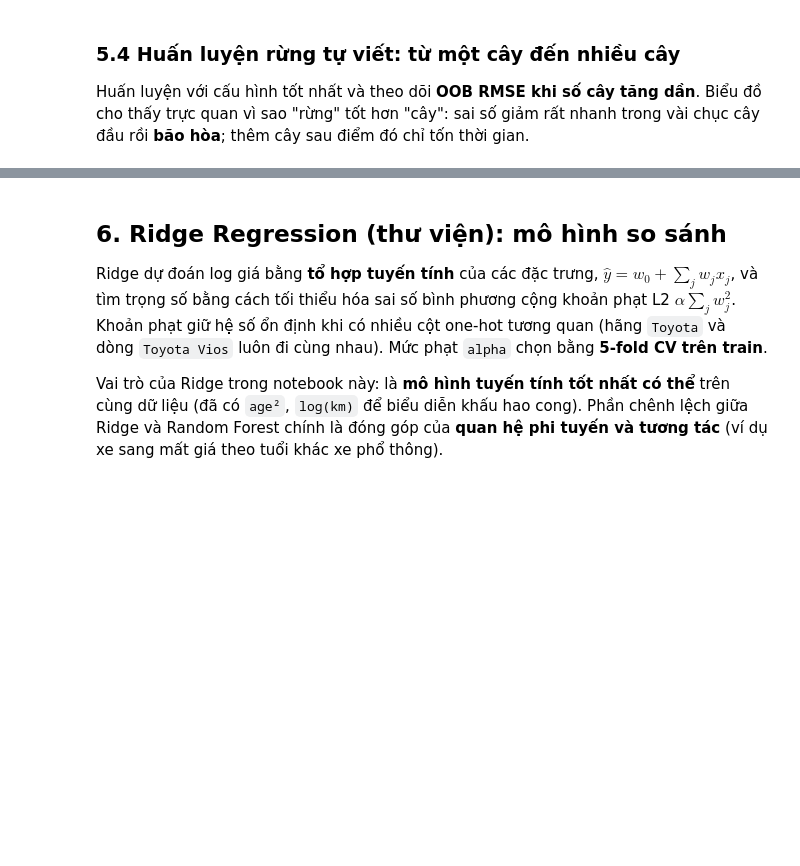
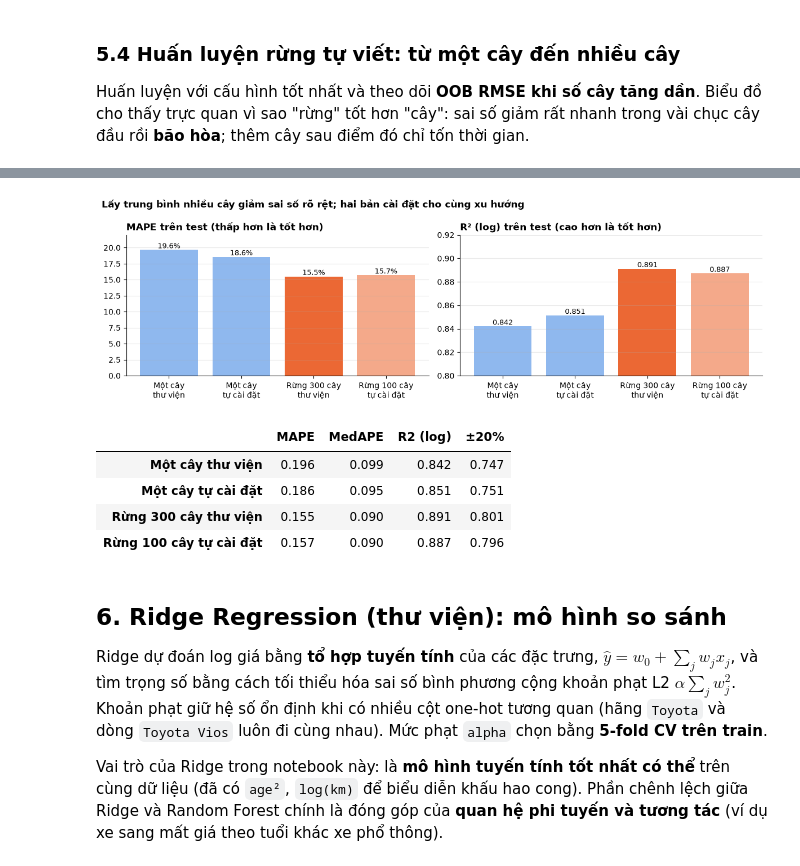
Before and after one commit to tiendc57/DataScience, a Jupyter notebook: src/model.ipynb, the cells around one changed output, grey strips where cells are left out. Saved outputs shown, nothing was run; the diff lists cells and outputs as text; code cells hidden in the pictures; blank space fills up the shorter version.

```diff
--- a/src/model.ipynb
+++ b/src/model.ipynb
@@ -584,3 +663,33 @@ Huấn luyện 100 cây: 151s | OOB R² (log) = 0.8916 | OOB RMSE (log) = 0.2634
+# %%
+tree_rows = {
+    "Một cây\nthư viện": (np.exp(tree_l.predict(XT_te)), LIGHT_BLUE),
+    "Một cây\ntự cài đặt": (np.exp(tree_s.predict(Xb_te)), LIGHT_BLUE),
+    f"Rừng {rf_lib.n_estimators} cây\nthư viện": (preds["Random Forest - thư viện"], ORANGE),
+    f"Rừng {N_TREES} cây\ntự cài đặt": (preds["Random Forest - tự cài đặt"], LIGHT_ORANGE),
+}
+tvf = pd.DataFrame({k: regression_metrics(p_te, p) for k, (p, _) in tree_rows.items()}).T
+
+fig, axes = plt.subplots(1, 2, figsize=(12, 3.8))
+names, cols = list(tree_rows), [c for _, c in tree_rows.values()]
+for ax, m, scale, fmt, title in [(axes[0], "MAPE", 100, "{:.1f}%", "MAPE trên test (thấp hơn là tốt hơn)"),
+                                  (axes[1], "R2 (log)", 1, "{:.3f}", "R² (log) trên test (cao hơn là tốt hơn)")]:
+    v = tvf[m].values * scale
+    ax.bar(names, v, color=cols)
+    for i, val in enumerate(v):
+        ax.text(i, val, fmt.format(val), ha="center", va="bottom", fontsize=9)
+    ax.set_title(title, loc="left"); ax.grid(axis="x", visible=False)
+    ax.set_ylim(0 if m == "MAPE" else 0.8, v.max() * 1.12 if m == "MAPE" else 0.92)
+fig.suptitle("Lấy trung bình nhiều cây giảm sai số rõ rệt; hai bản cài đặt cho cùng xu hướng", x=0.01, ha="left",
+             fontweight="bold")
+fig.tight_layout(); save(fig, "m18_cay_vs_rung"); plt.show()
+tvf[["MAPE", "MedAPE", "R2 (log)", "±20%"]].rename(index=lambda s: s.replace("\n", " ")).round(3)
+# %% [output]
+[figure, added]
+|  | MAPE | MedAPE | R2 (log) | ±20% |
+| Một cây thư viện | 0.196 | 0.099 | 0.842 | 0.747 |
+| Một cây tự cài đặt | 0.186 | 0.095 | 0.851 | 0.751 |
+| Rừng 300 cây thư viện | 0.155 | 0.090 | 0.891 | 0.801 |
+| Rừng 100 cây tự cài đặt | 0.157 | 0.090 | 0.887 | 0.796 |
 # %% [markdown]
 ## 6. Ridge Regression (thư viện): mô hình so sánh
 
```
Also changed, not shown: parts of 22 cells of this notebook, 17 other files.
